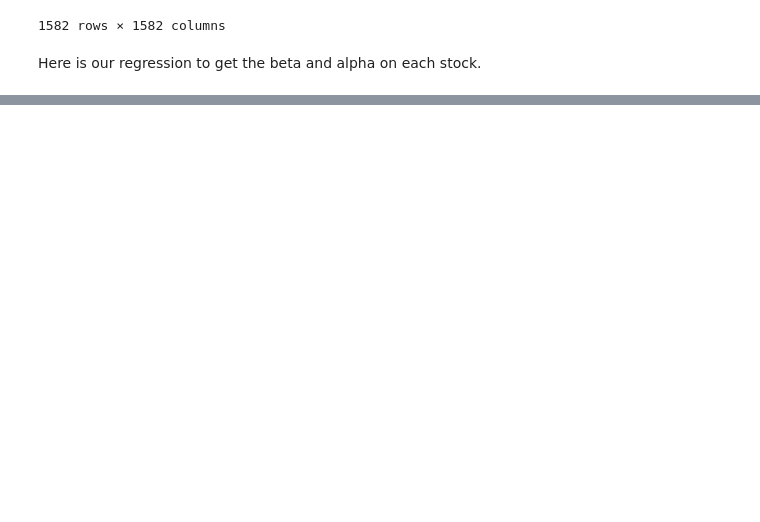
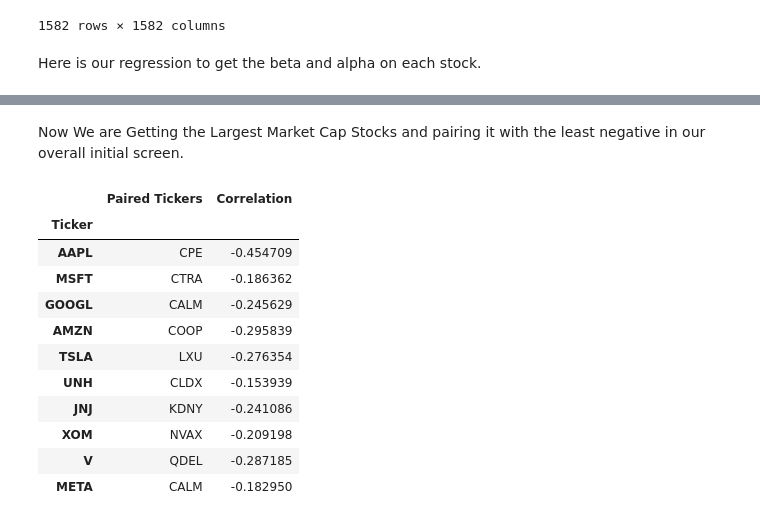
Before and after one commit to ts7even/not_ltcm, a Jupyter notebook: not_ltcm.ipynb, the cells around one changed output, grey strips where cells are left out. Cells and saved outputs as stored; diff of their text form; code cells hidden in the pictures; blank space fills up the shorter version.

```diff
--- a/not_ltcm.ipynb
+++ b/not_ltcm.ipynb
@@ -190,0 +242,24 @@ lowest_correlation.head(100)
+# %% [markdown]
+Now We are Getting the Largest Market Cap Stocks and pairing it with the least negative in our overall initial screen.
+# %%
+lowest_correlation = pd.DataFrame()
+for ticker in ticker_list_of_largest_market_cap:
+    lowest_correlation = pd.concat([lowest_correlation,
+     pd.DataFrame({'Ticker': [ticker], 'Paired Tickers': [correlation_of_log_returns[ticker].nsmallest(2).index[1]],
+     'Correlation': [correlation_of_log_returns[ticker].nsmallest(2)[1]]})])
+lowest_correlation = lowest_correlation.set_index('Ticker')
+average_correlation = lowest_correlation['Correlation'].mean()
+lowest_correlation.head(10)
+# %% [output]
+|  | Paired Tickers | Correlation |
+| Ticker |  |  |
+| AAPL | CPE | -0.454709 |
+| MSFT | CTRA | -0.186362 |
+| GOOGL | CALM | -0.245629 |
+| AMZN | COOP | -0.295839 |
+| TSLA | LXU | -0.276354 |
+| UNH | CLDX | -0.153939 |
+| JNJ | KDNY | -0.241086 |
+| XOM | NVAX | -0.209198 |
+| V | QDEL | -0.287185 |
+| META | CALM | -0.182950 |
```
Also changed, not shown: parts of 14 cells of this notebook.
